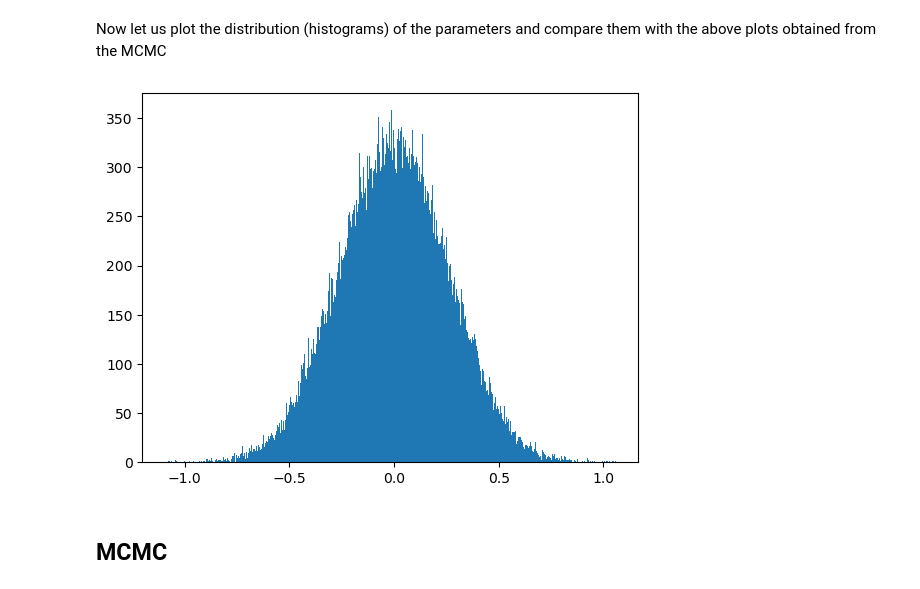
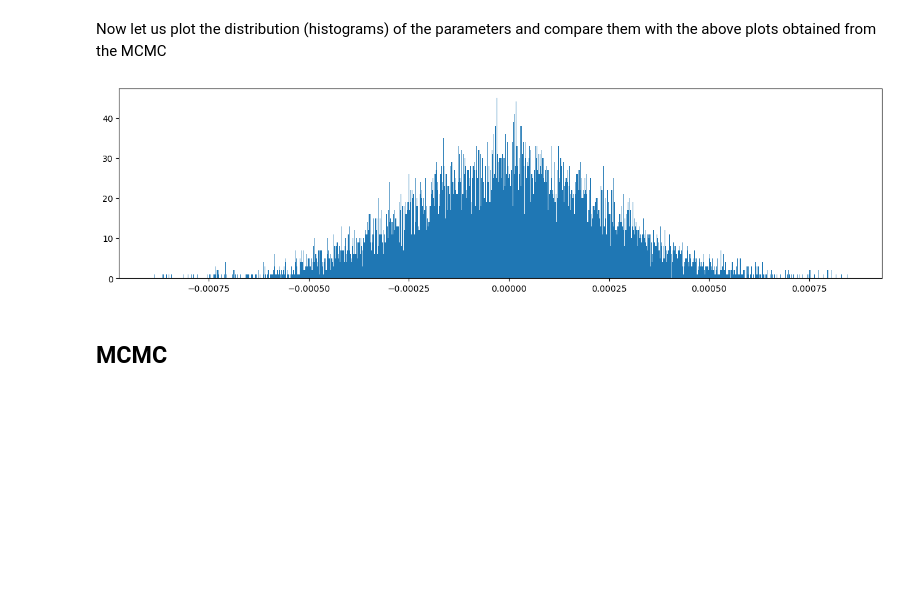
Before and after one commit to jorobledo/blcourse_test, a Jupyter notebook: BLcourse2/Lecture2_comp_pymc.ipynb, the cells around one changed output. Cells and saved outputs as stored; diff of their text form; code cells hidden in the pictures; blank space fills up the shorter version.

```diff
--- a/BLcourse2/Lecture2_comp_pymc.ipynb
+++ b/BLcourse2/Lecture2_comp_pymc.ipynb
@@ -96,10 +92,10 @@ y=pm.MvNormal.dist(mu=start1,tau=hes,shape=4)
 Now let us plot the distribution (histograms) of the parameters and compare them with the above plots obtained from the MCMC
 # %%
 %matplotlib inline
-beta_humid_ration_post=plt.hist(pm.draw(y,draws=100000)[:,0],bins=1000)
+beta_humid_ration_post=plt.hist(pm.draw(y,draws=10000)[:,1],bins=1000)
 #plt.show()
 # %% [output]
-[figure, old version]
+[figure, new version]
 # %% [markdown]
 ## MCMC
 # %% [markdown]
```
Also changed, not shown: parts of 24 cells of this notebook, 38 other files.
